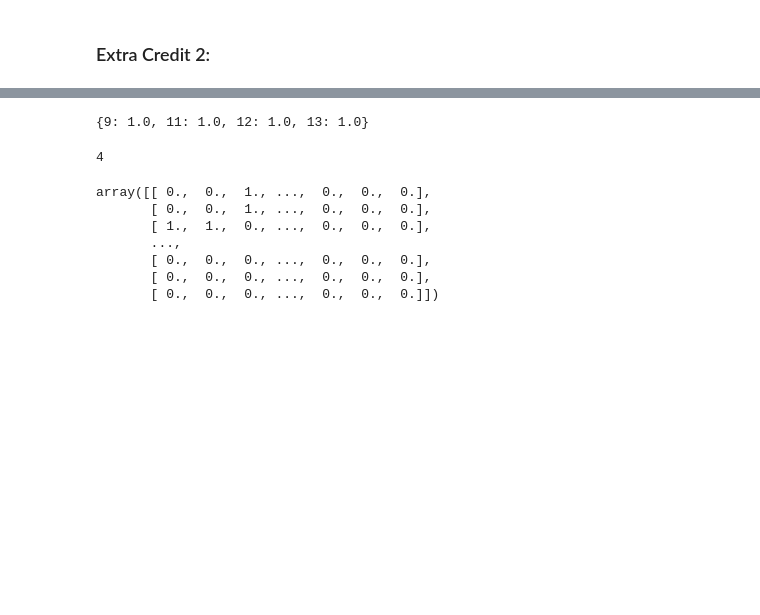
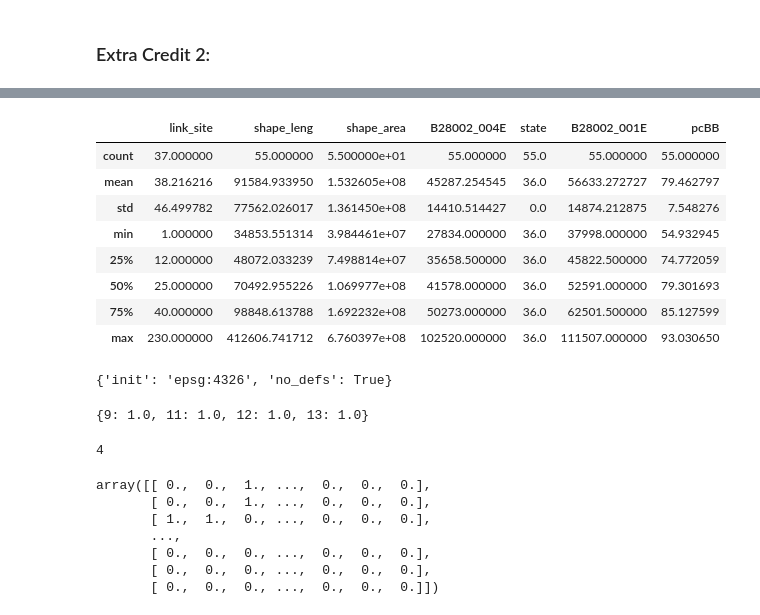
Before and after one commit to lingyielia/PUI2017_lz1714, a Jupyter notebook: HW9_lz1714/Assignment2_CensusGeospatialAnalysis.ipynb, the cells around one changed output, grey strips where cells are left out. Drawn from its saved outputs; the diff is of its cells as text; code cells hidden in the pictures; blank space fills up the shorter version.

```diff
--- a/HW9_lz1714/Assignment2_CensusGeospatialAnalysis.ipynb
+++ b/HW9_lz1714/Assignment2_CensusGeospatialAnalysis.ipynb
@@ -638,0 +640,3 @@ Figure 6.
+# %%
+impactdf = pd.merge(linkpp, pumashp, on='puma', how='outer').drop_duplicates('puma')
+impactdf.head(1)
@@ -638,0 +646,12 @@ Figure 6.
+# %%
+impactdf.describe()
+# %% [output]
+|  | link_site | shape_leng | shape_area | B28002_004E | state | B28002_001E | pcBB |
+| count | 37.000000 | 55.000000 | 5.500000e+01 | 55.000000 | 55.0 | 55.000000 | 55.000000 |
+| mean | 38.216216 | 91584.933950 | 1.532605e+08 | 45287.254545 | 36.0 | 56633.272727 | 79.462797 |
+| std | 46.499782 | 77562.026017 | 1.361450e+08 | 14410.514427 | 0.0 | 14874.212875 | 7.548276 |
+| min | 1.000000 | 34853.551314 | 3.984461e+07 | 27834.000000 | 36.0 | 37998.000000 | 54.932945 |
+| 25% | 12.000000 | 48072.033239 | 7.498814e+07 | 35658.500000 | 36.0 | 45822.500000 | 74.772059 |
+| 50% | 25.000000 | 70492.955226 | 1.069977e+08 | 41578.000000 | 36.0 | 52591.000000 | 79.301693 |
+| 75% | 40.000000 | 98848.613788 | 1.692232e+08 | 50273.000000 | 36.0 | 62501.500000 | 85.127599 |
+| max | 230.000000 | 412606.741712 | 6.760397e+08 | 102520.000000 | 36.0 | 111507.000000 | 93.030650 |
@@ -638,0 +661,7 @@ Figure 6.
+# %%
+impactdf.replace(np.nan, 0, inplace=True)
+impactdf = gpd.GeoDataFrame(impactdf)
+impactdf.crs = from_epsg(4326)
+impactdf.crs
+# %% [output]
+{'init': 'epsg:4326', 'no_defs': True}
```
Also changed, not shown: parts of 26 cells of this notebook.
